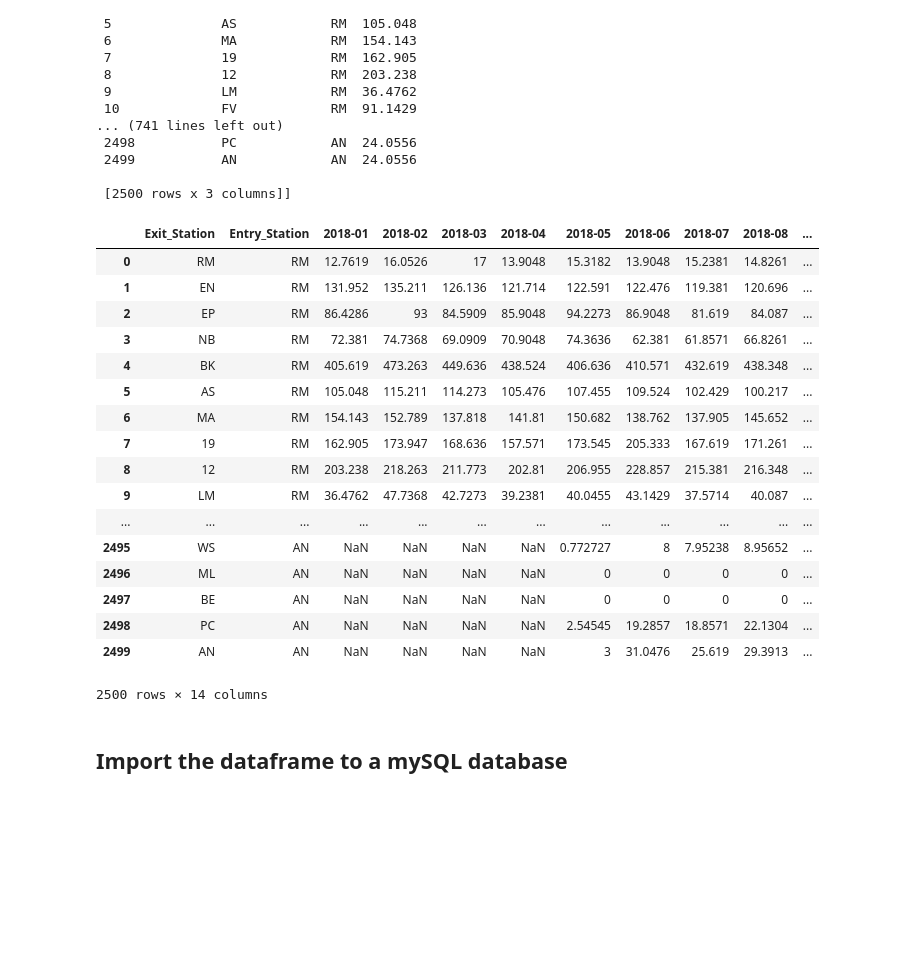
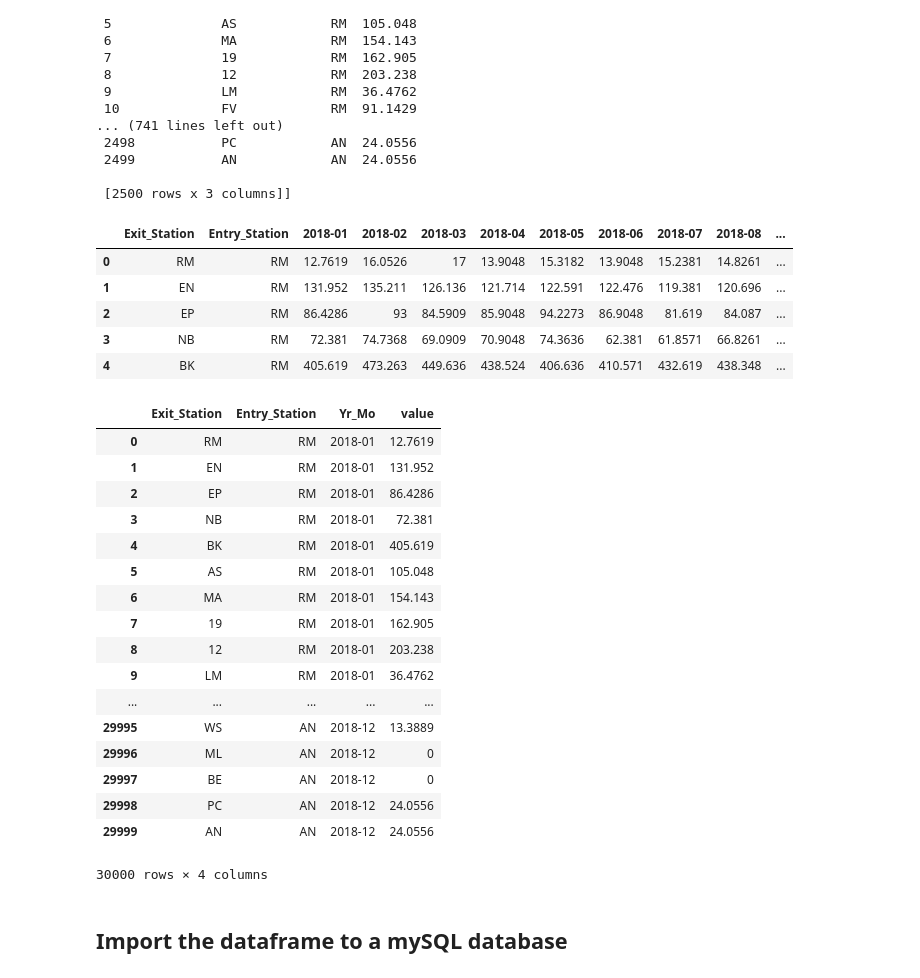
Before and after one commit to contactgokul/BART-ridership, a Jupyter notebook: BART-Ridership_data_processing.ipynb, the cells around one changed output. Cells and saved outputs as stored; diff of their text form; code cells hidden in the pictures; blank space fills up the shorter version.

Commit message:
convervted merged dataframe from wide to long

```diff
--- a/BART-Ridership_data_processing.ipynb
+++ b/BART-Ridership_data_processing.ipynb
@@ -109,27 +109,38 @@ df_list4
 # %%
 # Merge the 12 dataframes based on exit and entry stations
 merged = reduce(lambda left, right: pd.merge(left, right,
                                              on = ["Exit_Station", "Entry_Station"],
                                              how = "outer"), df_list4)
-merged
+merged.head()
 # %% [output]
 |  | Exit_Station | Entry_Station | 2018-01 | 2018-02 | 2018-03 | 2018-04 | 2018-05 | 2018-06 | 2018-07 | 2018-08 | ... |
 | 0 | RM | RM | 12.7619 | 16.0526 | 17 | 13.9048 | 15.3182 | 13.9048 | 15.2381 | 14.8261 | ... |
 | 1 | EN | RM | 131.952 | 135.211 | 126.136 | 121.714 | 122.591 | 122.476 | 119.381 | 120.696 | ... |
 | 2 | EP | RM | 86.4286 | 93 | 84.5909 | 85.9048 | 94.2273 | 86.9048 | 81.619 | 84.087 | ... |
 | 3 | NB | RM | 72.381 | 74.7368 | 69.0909 | 70.9048 | 74.3636 | 62.381 | 61.8571 | 66.8261 | ... |
 | 4 | BK | RM | 405.619 | 473.263 | 449.636 | 438.524 | 406.636 | 410.571 | 432.619 | 438.348 | ... |
-| 5 | AS | RM | 105.048 | 115.211 | 114.273 | 105.476 | 107.455 | 109.524 | 102.429 | 100.217 | ... |
-| 6 | MA | RM | 154.143 | 152.789 | 137.818 | 141.81 | 150.682 | 138.762 | 137.905 | 145.652 | ... |
-| 7 | 19 | RM | 162.905 | 173.947 | 168.636 | 157.571 | 173.545 | 205.333 | 167.619 | 171.261 | ... |
-| 8 | 12 | RM | 203.238 | 218.263 | 211.773 | 202.81 | 206.955 | 228.857 | 215.381 | 216.348 | ... |
-| 9 | LM | RM | 36.4762 | 47.7368 | 42.7273 | 39.2381 | 40.0455 | 43.1429 | 37.5714 | 40.087 | ... |
-| ... | ... | ... | ... | ... | ... | ... | ... | ... | ... | ... | ... |
-| 2495 | WS | AN | NaN | NaN | NaN | NaN | 0.772727 | 8 | 7.95238 | 8.95652 | ... |
-| 2496 | ML | AN | NaN | NaN | NaN | NaN | 0 | 0 | 0 | 0 | ... |
-| 2497 | BE | AN | NaN | NaN | NaN | NaN | 0 | 0 | 0 | 0 | ... |
-| 2498 | PC | AN | NaN | NaN | NaN | NaN | 2.54545 | 19.2857 | 18.8571 | 22.1304 | ... |
-| 2499 | AN | AN | NaN | NaN | NaN | NaN | 3 | 31.0476 | 25.619 | 29.3913 | ... |
-2500 rows × 14 columns
+# %%
+# Transform the wide dataframe to a long one
+pd.melt(merged, id_vars = ["Exit_Station", "Entry_Station"],
+       value_vars = list(merged.columns[2:]), var_name = "Yr_Mo", value_name = "Avg_Weekday_")
+# %% [output]
+|  | Exit_Station | Entry_Station | Yr_Mo | value |
+| 0 | RM | RM | 2018-01 | 12.7619 |
+| 1 | EN | RM | 2018-01 | 131.952 |
+| 2 | EP | RM | 2018-01 | 86.4286 |
+| 3 | NB | RM | 2018-01 | 72.381 |
+| 4 | BK | RM | 2018-01 | 405.619 |
+| 5 | AS | RM | 2018-01 | 105.048 |
+| 6 | MA | RM | 2018-01 | 154.143 |
+| 7 | 19 | RM | 2018-01 | 162.905 |
+| 8 | 12 | RM | 2018-01 | 203.238 |
+| 9 | LM | RM | 2018-01 | 36.4762 |
+| ... | ... | ... | ... | ... |
+| 29995 | WS | AN | 2018-12 | 13.3889 |
+| 29996 | ML | AN | 2018-12 | 0 |
+| 29997 | BE | AN | 2018-12 | 0 |
+| 29998 | PC | AN | 2018-12 | 24.0556 |
+| 29999 | AN | AN | 2018-12 | 24.0556 |
+30000 rows × 4 columns
 # %% [markdown]
 ## Import the dataframe to a mySQL database
```
